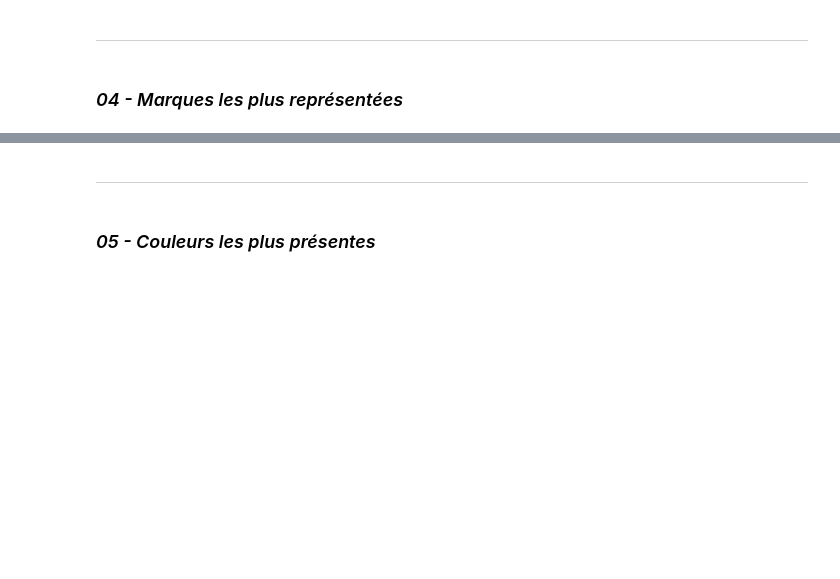
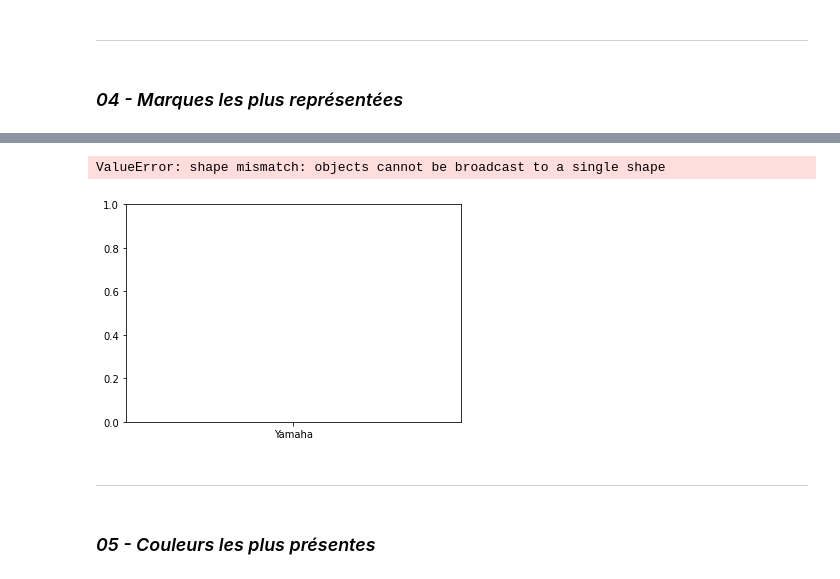
Before and after one commit to CPingeon/exacdatamente, a Jupyter notebook: 05_Query_and_Viz.ipynb, the cells around one changed output, grey strips where cells are left out. Saved outputs shown, nothing was run; the diff lists cells and outputs as text; code cells hidden in the pictures; blank space fills up the shorter version.

```diff
--- a/05_Query_and_Viz.ipynb
+++ b/05_Query_and_Viz.ipynb
@@ -200,3 +190,21 @@ query_04.head(10)
+# %%
+labels = ['Yamaha', 'Sony', 'Pioneer', 'Samsung', 'Apple', 'Elitescreens', 'Alpine', 'Denaq', 'Corsair']
+men_means = [23, 22, 16, 8, 8, 7, 7, 6, 6, 6, 5]
+men_std = [2, 3, 4, 1, 2]
+width = 0.35       # the width of the bars: can also be len(x) sequence
+
+fig, ax = plt.subplots()
+
+ax.bar(labels, men_means, width, yerr=men_std, label='Men')
+
+ax.set_ylabel('Scores')
+ax.set_title('Scores by group and gender')
+ax.legend()
+
+plt.show()
+# %% [output]
+ValueError: shape mismatch: objects cannot be broadcast to a single shape
+[figure, added]
 # %% [markdown]
 ---
 # %% [markdown]
```
Also changed, not shown: parts of 18 cells of this notebook.
